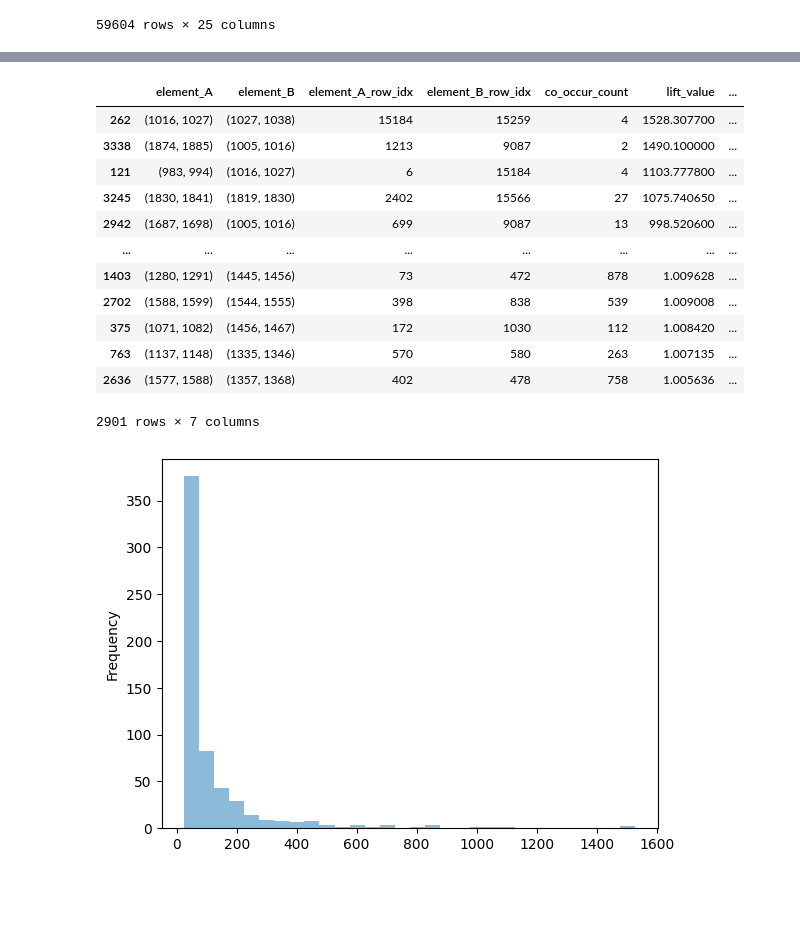
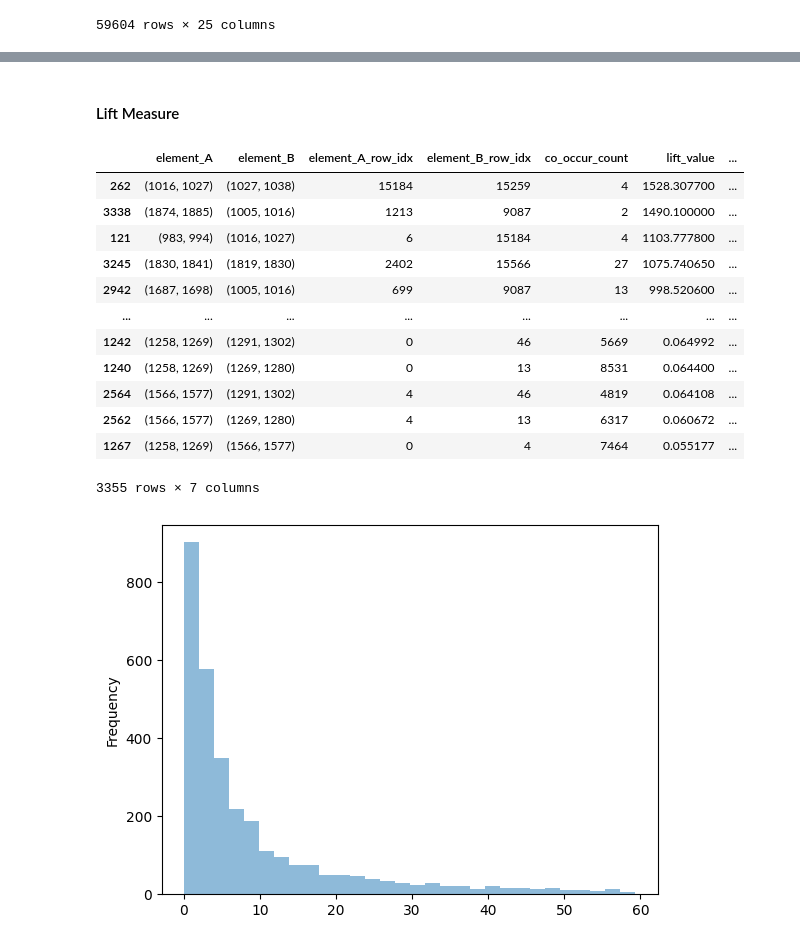
Before and after one commit to serkosi/discrimination-of-the-two-types-of-constraints-in-statistical-properties-of-the-production-data, a Jupyter notebook: 21_methods_real-events.ipynb, the cells around one changed output, grey strips where cells are left out. Cells and saved outputs as stored; diff of their text form; code cells hidden in the pictures; blank space fills up the shorter version.

Commit message:
Statistical analysis for lift values belonging to different element groups

```diff
--- a/21_methods_real-events.ipynb
+++ b/21_methods_real-events.ipynb
@@ -51,11 +60,15 @@ df
+# %% [markdown]
+#### Lift Measure
 # %%
-# Calculate lift and get indices
-lift_pairwise, elem_map = fn.calculate_lift_pairwise(df, min_lift=1, return_element_mapping=True)
+# Calculate lift and get indices for both fixed-step bins and fixed-count buckets
+lift_pairwise_step, elem_map_step = fn.calculate_lift_pairwise(df, bins_column='bins_fxd_step', return_element_mapping=True)
+lift_pairwise_bucket, elem_map_bucket = fn.calculate_lift_pairwise(df, bins_column='bins_fxd_bucket', return_element_mapping=True)
 
-# Build adjacency matrix
-adj_matrix = fn.create_adjacency_matrix(lift_pairwise, elem_map)
+# Build adjacency matrices
+adj_matrix_step = fn.create_adjacency_matrix(lift_pairwise_step, elem_map_step)
+adj_matrix_bucket = fn.create_adjacency_matrix(lift_pairwise_bucket, elem_map_bucket)
 # %%
-lift_pairwise
+lift_pairwise_step
 #lift_pairwise.index.to_list()
 # %% [output]
 |  | element_A | element_B | element_A_row_idx | element_B_row_idx | co_occur_count | lift_value | ... |
@@ -65,15 +78,28 @@ lift_pairwise
 | 3245 | (1830, 1841) | (1819, 1830) | 2402 | 15566 | 27 | 1075.740650 | ... |
 | 2942 | (1687, 1698) | (1005, 1016) | 699 | 9087 | 13 | 998.520600 | ... |
 | ... | ... | ... | ... | ... | ... | ... | ... |
-| 1403 | (1280, 1291) | (1445, 1456) | 73 | 472 | 878 | 1.009628 | ... |
-| 2702 | (1588, 1599) | (1544, 1555) | 398 | 838 | 539 | 1.009008 | ... |
-| 375 | (1071, 1082) | (1456, 1467) | 172 | 1030 | 112 | 1.008420 | ... |
-| 763 | (1137, 1148) | (1335, 1346) | 570 | 580 | 263 | 1.007135 | ... |
-| 2636 | (1577, 1588) | (1357, 1368) | 402 | 478 | 758 | 1.005636 | ... |
+| 1242 | (1258, 1269) | (1291, 1302) | 0 | 46 | 5669 | 0.064992 | ... |
+| 1240 | (1258, 1269) | (1269, 1280) | 0 | 13 | 8531 | 0.064400 | ... |
+| 2564 | (1566, 1577) | (1291, 1302) | 4 | 46 | 4819 | 0.064108 | ... |
+| 2562 | (1566, 1577) | (1269, 1280) | 4 | 13 | 6317 | 0.060672 | ... |
+| 1267 | (1258, 1269) | (1566, 1577) | 0 | 4 | 7464 | 0.055177 | ... |
-2901 rows × 7 columns
+3355 rows × 7 columns
 # %%
 #histogram
-# presence of various lift values shows that a clear decision criteria is hard to define
-ax = lift_pairwise['lift_value'].apply(lambda x: x if 25 < x < 5000 else None).plot.hist(bins=30, alpha=0.5)
+ax = lift_pairwise_step['lift_value'].apply(lambda x: x if 0 < x < 60 else None).plot.hist(bins=30, alpha=0.5)
+'''
+Characteristics:
+- Right-Skewed, approaching zero
+- Heavy concentration at low lift values (0-5)
+- Long tail toward higher values
+- High positive skewness (> 1.0)
+- Median << Mean
+
+What it means:
+- High-Frequency Elements: Most element pairs have weak or random co-occurrence
+- Most pairs have lift < 1 (appear together less often than random chance)
+- A few rare pairs have strong associations
+- Common elements occur independently; co-occurrence is mostly coincidental
+'''
 # %% [output]
-[figure, old version]
+[figure, new version]
```
Also changed, not shown: parts of 9 cells of this notebook.
